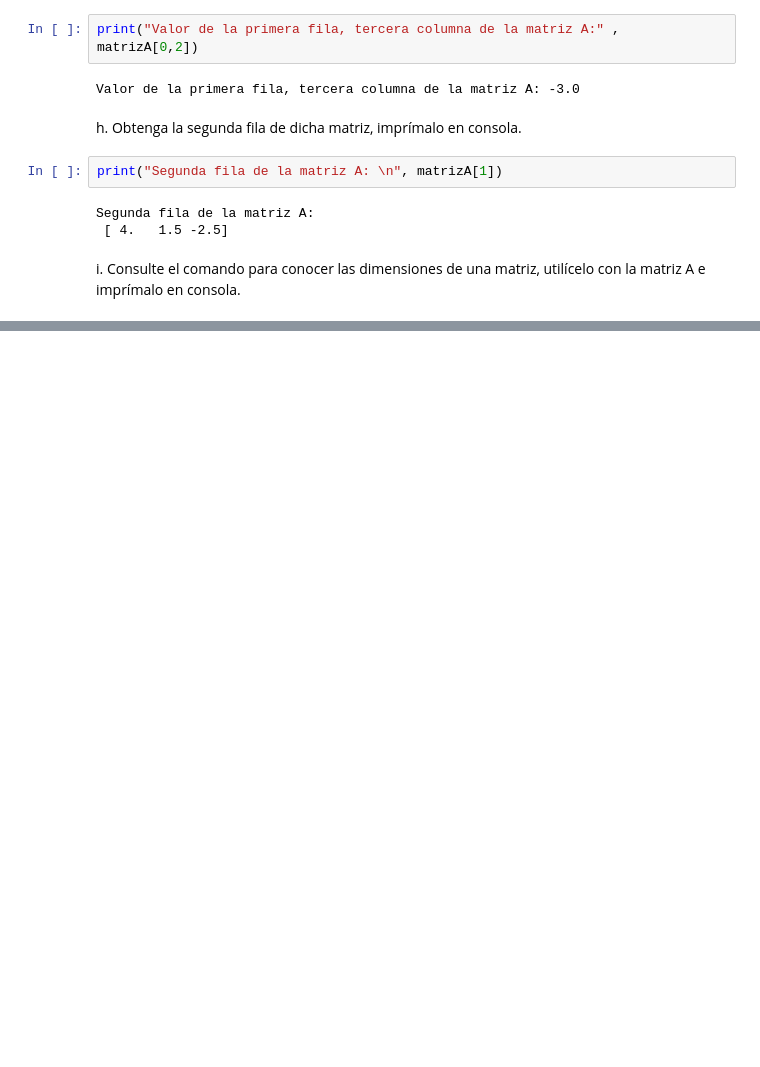
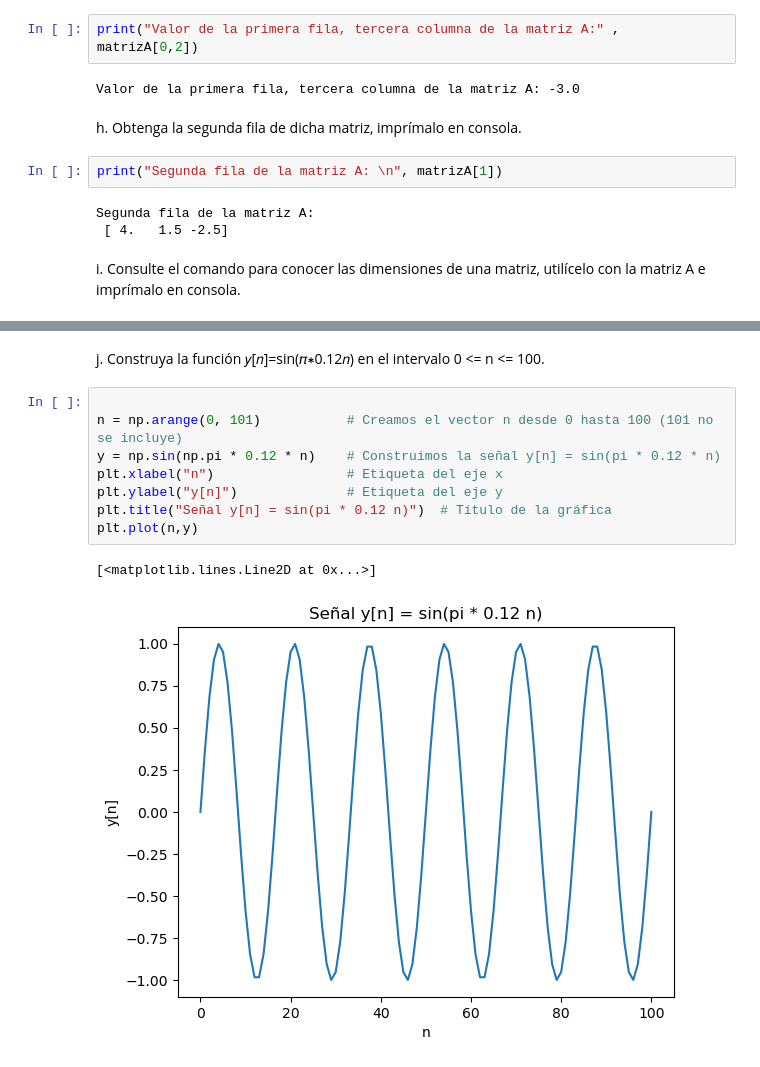
Before and after one commit to marianavasquezr/LAB_BIOSENALES, a Jupyter notebook: proyecto 1.ipynb, the cells around one changed output, grey strips where cells are left out. Cells and saved outputs as stored; diff of their text form; blank space fills up the shorter version.

```diff
--- a/proyecto 1.ipynb
+++ b/proyecto 1.ipynb
@@ -107,0 +117,13 @@ i. Consulte el comando para conocer las dimensiones de una matriz, utilícelo co
+# %% [markdown]
+j. Construya la función 𝑦[𝑛]=sin⁡(𝜋∗0.12𝑛) en el intervalo 0 <= n <= 100.
+# %%
+
+n = np.arange(0, 101)           # Creamos el vector n desde 0 hasta 100 (101 no se incluye)
+y = np.sin(np.pi * 0.12 * n)    # Construimos la señal y[n] = sin(pi * 0.12 * n)
+plt.xlabel("n")                 # Etiqueta del eje x
+plt.ylabel("y[n]")              # Etiqueta del eje y
+plt.title("Señal y[n] = sin(pi * 0.12 n)")  # Título de la gráfica
+plt.plot(n,y)
+# %% [output]
+[<matplotlib.lines.Line2D at 0x...>]
+[figure, added]
```
Also changed, not shown: parts of 14 cells of this notebook, 1 other file.
